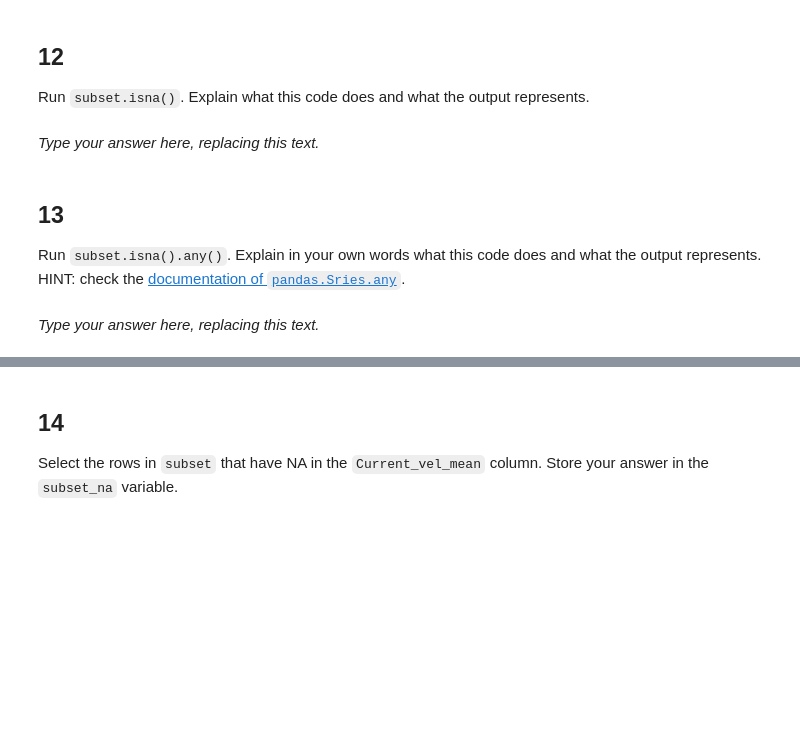
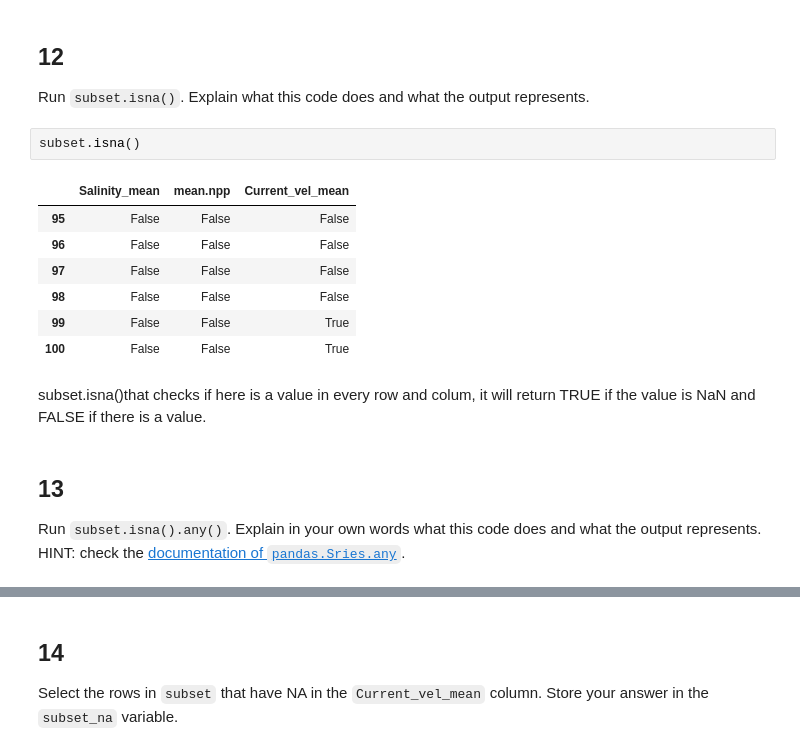
Before and after one commit to Karlavramos/eds220-hwk1, a Jupyter notebook: task2/hwk1-task2-corals.ipynb, the cells around one changed output, grey strips where cells are left out. Drawn from its saved outputs; the diff is of its cells as text; blank space fills up the shorter version.

```diff
--- a/task2/hwk1-task2-corals.ipynb
+++ b/task2/hwk1-task2-corals.ipynb
@@ -471,8 +457,18 @@ q11 results:
 ## 12
 
 Run `subset.isna()`. Explain what this code does and what the output represents.
-# %% [markdown]
-_Type your answer here, replacing this text._
+# %%
+subset.isna()
+# %% [output]
+|  | Salinity_mean | mean.npp | Current_vel_mean |
+| 95 | False | False | False |
+| 96 | False | False | False |
+| 97 | False | False | False |
+| 98 | False | False | False |
+| 99 | False | False | True |
+| 100 | False | False | True |
+# %% [markdown]
+subset.isna()that checks if here is a value in every row and colum, it will return TRUE if the value is NaN and FALSE if there is a value.
 # %% [markdown]
 <!-- END QUESTION -->
 
@@ -480,5 +476,3 @@ _Type your answer here, replacing this text._
 
 ## 13
 Run `subset.isna().any()`. Explain in your own words what this code does and what the output represents. HINT: check the [documentation of `pandas.Sries.any`](https://pandas.pydata.org/docs/reference/api/pandas.Series.any.html).
-# %% [markdown]
-_Type your answer here, replacing this text._
```
Also changed, not shown: parts of 7 cells of this notebook.
